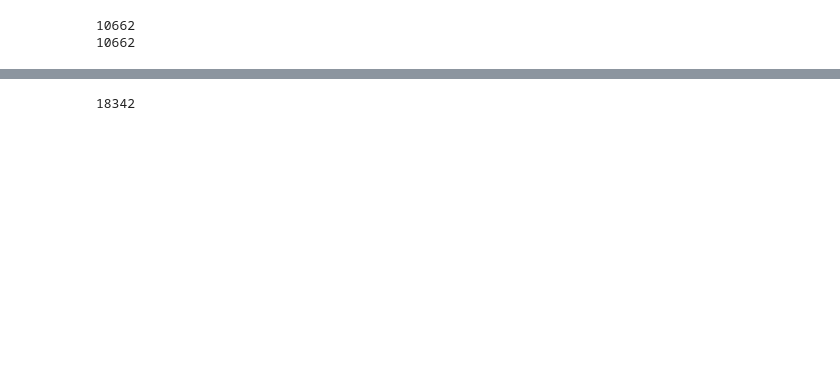
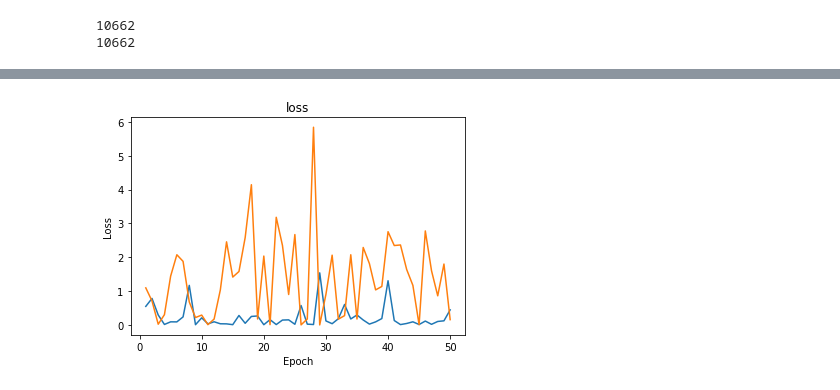
Before and after one commit to kanyma/mongolian-sentiment-analysis, a Jupyter notebook: Processing of RNN.ipynb, the cells around one changed output, grey strips where cells are left out. Saved outputs shown, nothing was run; the diff lists cells and outputs as text; code cells hidden in the pictures; blank space fills up the shorter version.

```diff
--- a/Processing of RNN.ipynb
+++ b/Processing of RNN.ipynb
@@ -143,11 +133,11 @@ train_data = TensorDataset(torch.from_numpy(train_x), torch.from_numpy(train_y))
 valid_data = TensorDataset(torch.from_numpy(valid_x), torch.from_numpy(valid_y))
 test_data = TensorDataset(torch.from_numpy(test_x), torch.from_numpy(test_y))
 # dataloaders
-batch_size = 16
+batch_size = 3
 # make sure to SHUFFLE your data
 train_loader = DataLoader(train_data, shuffle=True, batch_size=batch_size)
-valid_loader = DataLoader(valid_data, shuffle=True, batch_size=batch_size)
-test_loader = DataLoader(test_data, shuffle=True, batch_size=batch_size)
+valid_loader = DataLoader(valid_data, shuffle=True, batch_size=batch_size, drop_last=True)
+test_loader = DataLoader(test_data, shuffle=True, batch_size=batch_size, drop_last=True)
 # %%
 # obtain one batch of training data
 dataiter = iter(train_loader)
@@ -274,7 +259,7 @@ optimizer = torch.optim.Adam(net.parameters(), lr=lr)
 
 # training params
 
-epochs = 4 # 3-4 is approx where I noticed the validation loss stop decreasing
+epochs = 2 # 3-4 is approx where I noticed the validation loss stop decreasing
 
 counter = 0
 print_every = 100
@@ -283,7 +268,7 @@ clip=5 # gradient clipping
 # move model to GPU, if available
 train_on_gpu = torch.cuda.is_available()
 
-
+loss_history = []
 net.train()
 # train for some number of epochs
 for e in range(epochs):
@@ -311,6 +296,7 @@ for e in range(epochs):
         # calculate the loss and perform backprop
         loss = criterion(output.squeeze(), labels.float())
         loss.backward()
+        loss_history.append(loss.item())
         # `clip_grad_norm` helps prevent the exploding gradient problem in RNNs / LSTMs.
         nn.utils.clip_grad_norm_(net.parameters(), clip)
         optimizer.step()
@@ -390,4 +395,12 @@ print("Test accuracy: {:.3f}".format(test_acc))
-# %%
-vocab_size
-# %% [output]
-18342
+# %%
+import matplotlib.pyplot as plt
+
+# plotting the trianing loss
+plt.plot(range(1,  50+ 1), loss_history[1000:1050])
+plt.plot(range(1, 50 + 1), val_losses[100:150])
+plt.xlabel('Epoch')
+plt.ylabel('Loss')
+plt.title('loss')
+plt.show()
+# %% [output]
+[figure, added]
```
Also changed, not shown: parts of 15 cells of this notebook.
